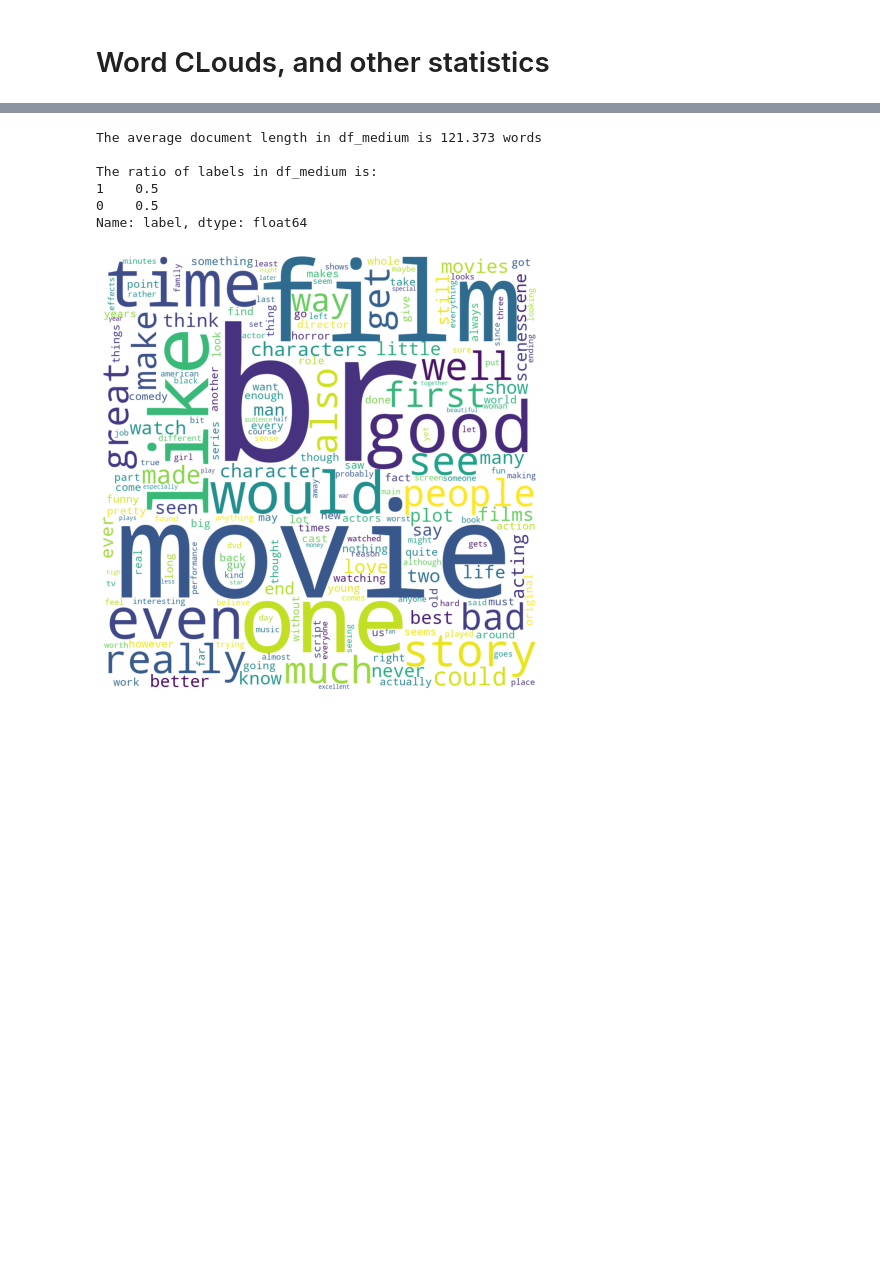
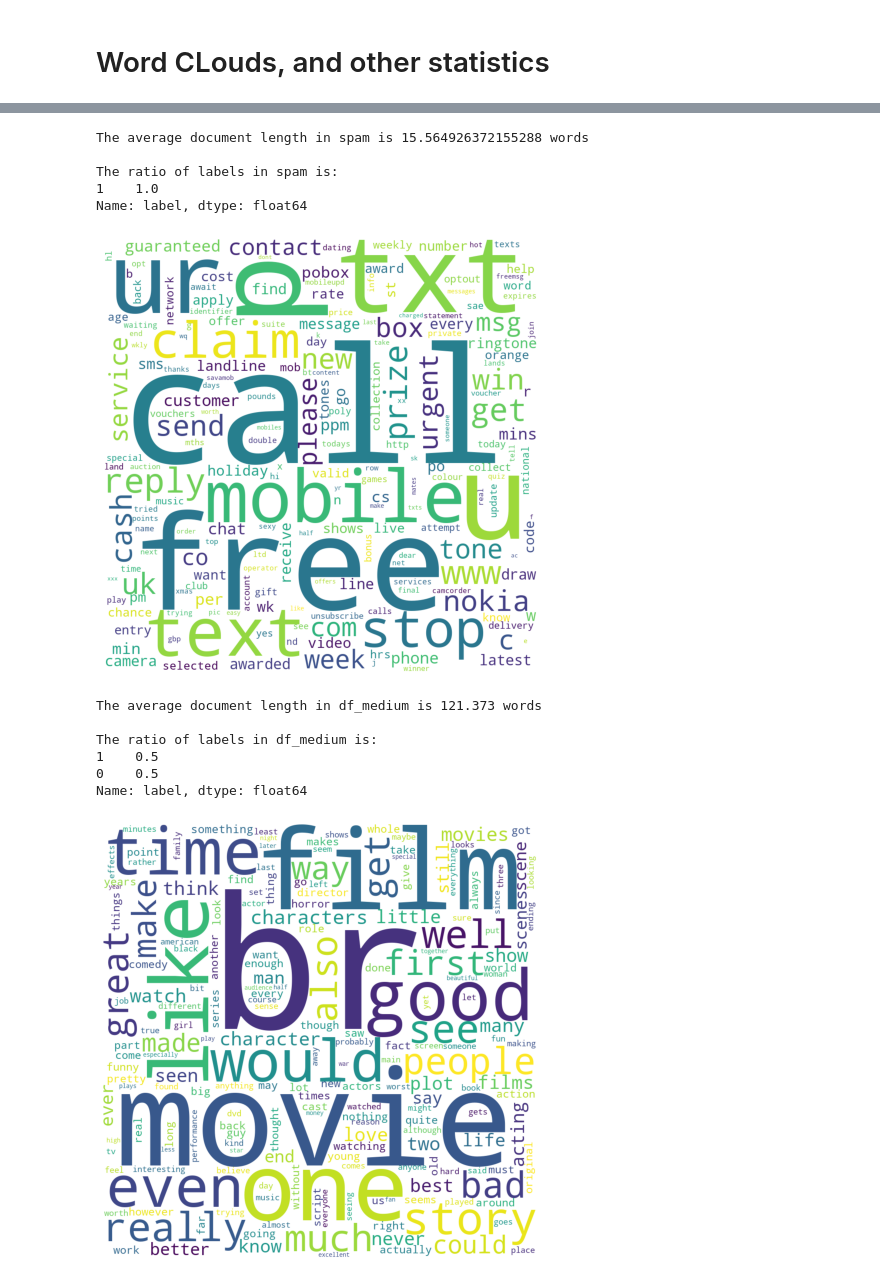
Before and after one commit to bocsardigergely/bachelor-thesis, a Jupyter notebook: exploratory.ipynb, the cells around one changed output, grey strips where cells are left out. Cells and saved outputs as stored; diff of their text form; code cells hidden in the pictures; blank space fills up the shorter version.

```diff
--- a/exploratory.ipynb
+++ b/exploratory.ipynb
@@ -49,3 +51,12 @@ Name: label, dtype: float64
+# %%
+generate_statistics(spam)
+# %% [output]
+The average document length in spam is 15.564926372155288 words
+
+The ratio of labels in spam is:
+1    1.0
+Name: label, dtype: float64
+[figure, added]
 # %%
 generate_statistics(df_medium)
 # %% [output]
```
Also changed, not shown: parts of 6 cells of this notebook, 7 other files.
